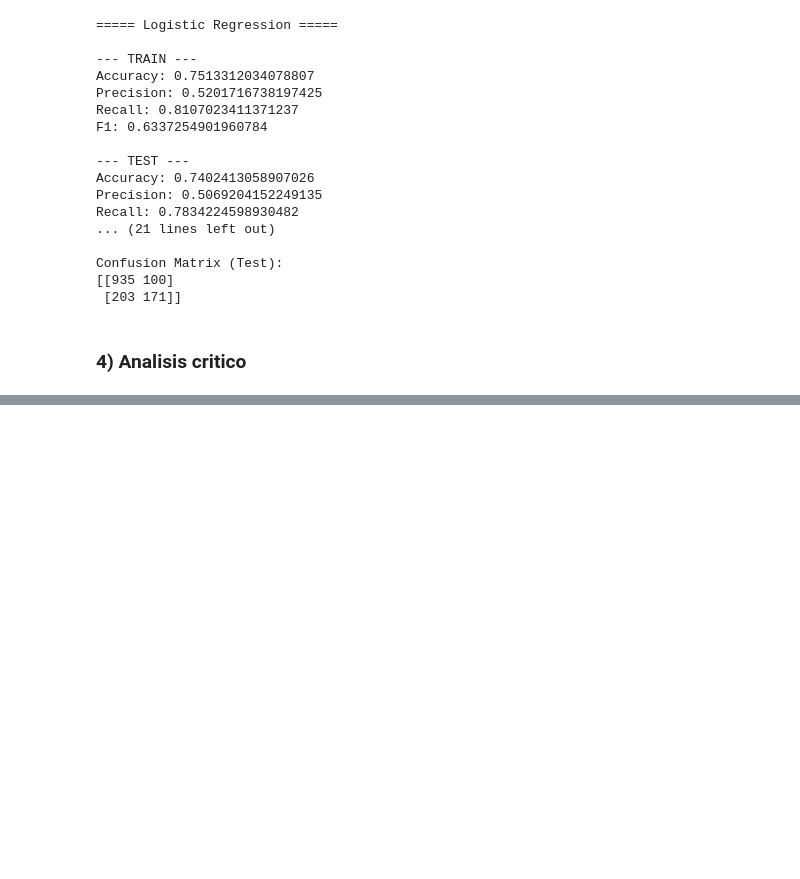
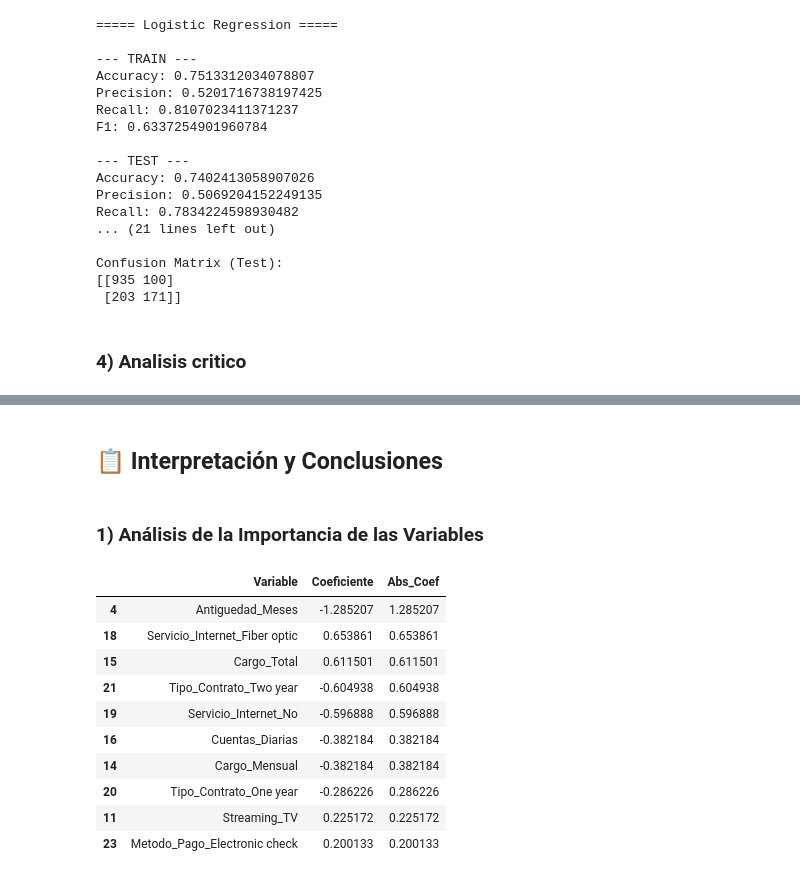
Before and after one commit to JuanCosco/TelecomX2JCT, a Jupyter notebook: DataScience.ipynb, the cells around one changed output, grey strips where cells are left out. Cells and saved outputs as stored; diff of their text form; code cells hidden in the pictures; blank space fills up the shorter version.

Commit message:
Modelado Predictivos: Interpretacion

```diff
--- a/DataScience.ipynb
+++ b/DataScience.ipynb
@@ -573,3 +573,36 @@ Esta diferencia indica que el modelo se ajustó en exceso a los patrones especí
 - Incrementar `min_samples_split`
 - Aumentar `min_samples_leaf`
 - Reducir la complejidad general del modelo
+# %% [markdown]
+## 📋 Interpretación y Conclusiones
+# %% [markdown]
+### 1) Análisis de la Importancia de las Variables
+# %%
+import pandas as pd
+import numpy as np
+
+# Extraer modelo entrenado del pipeline
+log_model = pipeline_log.named_steps["model"]
+
+coeficientes = pd.DataFrame({
+    "Variable": X_train.columns,
+    "Coeficiente": log_model.coef_[0]
+})
+
+coeficientes["Abs_Coef"] = np.abs(coeficientes["Coeficiente"])
+
+coeficientes = coeficientes.sort_values(by="Abs_Coef", ascending=False)
+
+coeficientes.head(10) # Mostrar las 10 variables más importantes según el modelo logístico
+# %% [output]
+|  | Variable | Coeficiente | Abs_Coef |
+| 4 | Antiguedad_Meses | -1.285207 | 1.285207 |
+| 18 | Servicio_Internet_Fiber optic | 0.653861 | 0.653861 |
+| 15 | Cargo_Total | 0.611501 | 0.611501 |
+| 21 | Tipo_Contrato_Two year | -0.604938 | 0.604938 |
+| 19 | Servicio_Internet_No | -0.596888 | 0.596888 |
+| 16 | Cuentas_Diarias | -0.382184 | 0.382184 |
+| 14 | Cargo_Mensual | -0.382184 | 0.382184 |
+| 20 | Tipo_Contrato_One year | -0.286226 | 0.286226 |
+| 11 | Streaming_TV | 0.225172 | 0.225172 |
+| 23 | Metodo_Pago_Electronic check | 0.200133 | 0.200133 |
```
Also changed, not shown: parts of 4 cells of this notebook.
